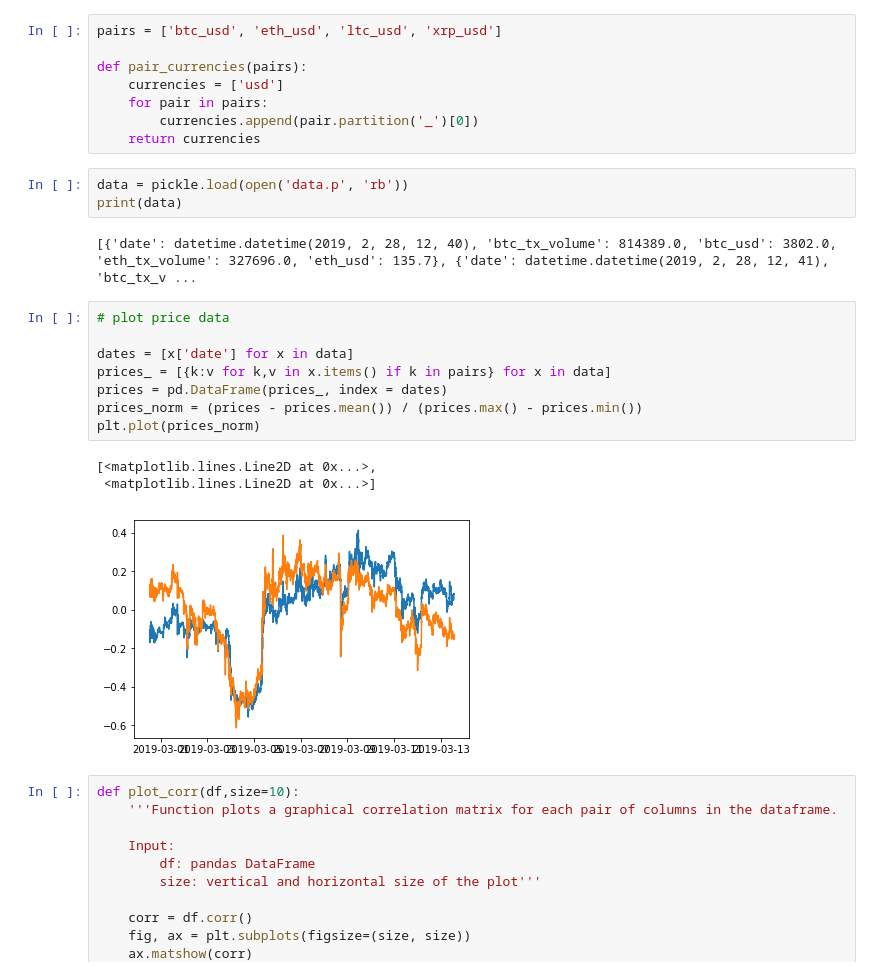
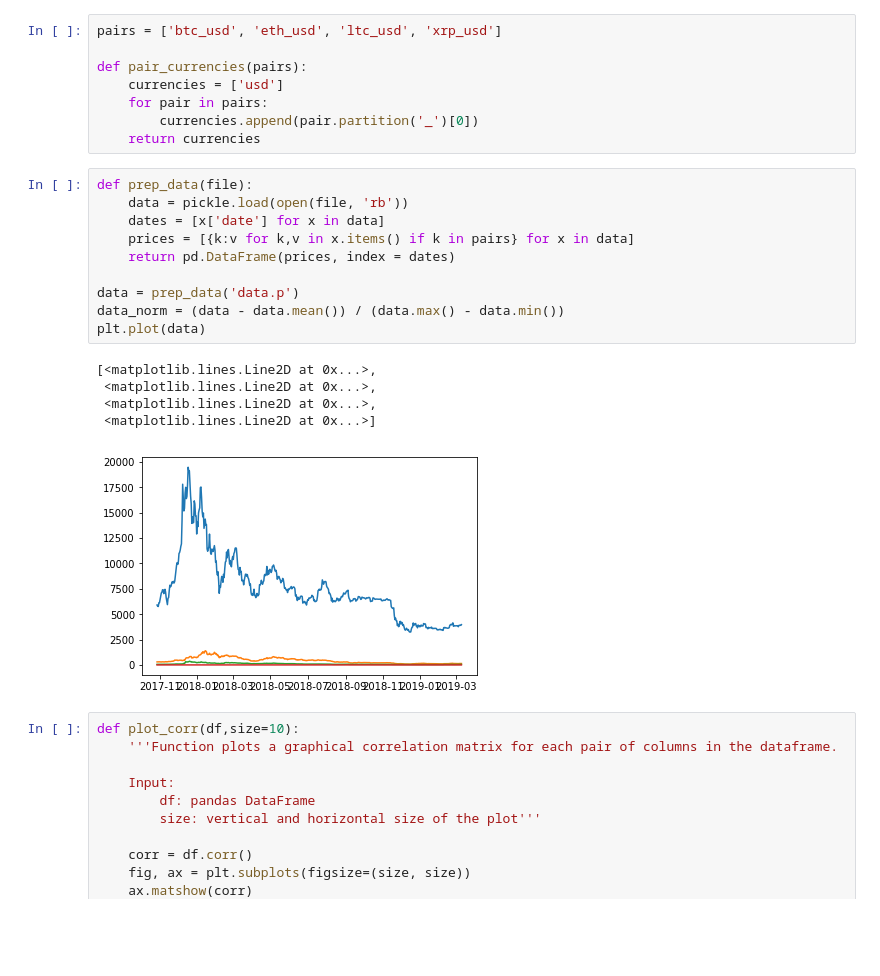
Before and after one commit to cambrian/quant, a Jupyter notebook: research/analysis.ipynb, the cells around one changed output. Cells and saved outputs as stored; diff of their text form; blank space fills up the shorter version.

Commit message:
make fn out of data prep

```diff
--- a/research/analysis.ipynb
+++ b/research/analysis.ipynb
@@ -12,23 +12,22 @@ def pair_currencies(pairs):
     for pair in pairs:
         currencies.append(pair.partition('_')[0])
     return currencies
-# %%
-data = pickle.load(open('data.p', 'rb'))
-print(data)
-# %% [output]
-[{'date': datetime.datetime(2019, 2, 28, 12, 40), 'btc_tx_volume': 814389.0, 'btc_usd': 3802.0, 'eth_tx_volume': 327696.0, 'eth_usd': 135.7}, {'date': datetime.datetime(2019, 2, 28, 12, 41), 'btc_tx_v ...
 # %%
-# plot price data
+def prep_data(file):
+    data = pickle.load(open(file, 'rb'))
+    dates = [x['date'] for x in data]
+    prices = [{k:v for k,v in x.items() if k in pairs} for x in data]
+    return pd.DataFrame(prices, index = dates)
 
-dates = [x['date'] for x in data]
-prices_ = [{k:v for k,v in x.items() if k in pairs} for x in data]
-prices = pd.DataFrame(prices_, index = dates)
-prices_norm = (prices - prices.mean()) / (prices.max() - prices.min())
-plt.plot(prices_norm)
+data = prep_data('data.p')
+data_norm = (data - data.mean()) / (data.max() - data.min())
+plt.plot(data)
 # %% [output]
 [<matplotlib.lines.Line2D at 0x...>,
+ <matplotlib.lines.Line2D at 0x...>,
+ <matplotlib.lines.Line2D at 0x...>,
  <matplotlib.lines.Line2D at 0x...>]
-[figure, old version]
+[figure, new version]
 # %%
 def plot_corr(df,size=10):
     '''Function plots a graphical correlation matrix for each pair of columns in the dataframe.
```
Also changed, not shown: parts of 3 cells of this notebook.
